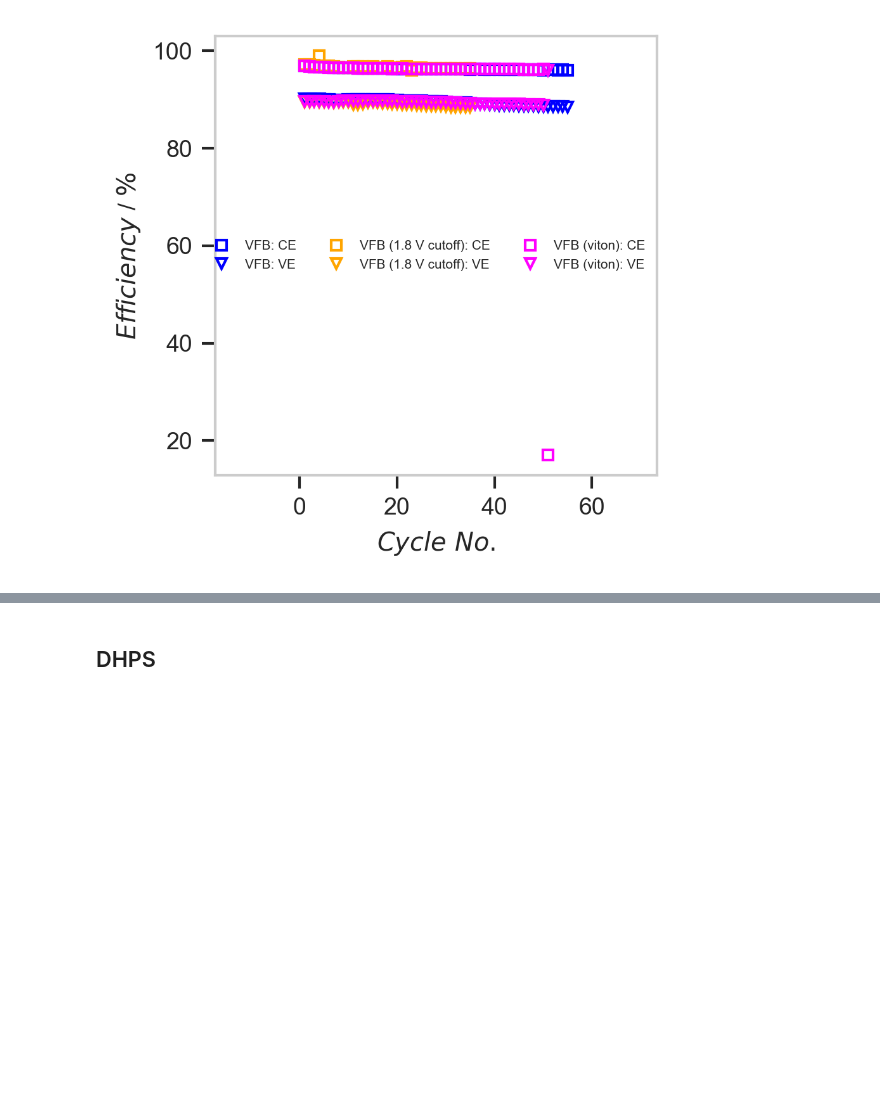
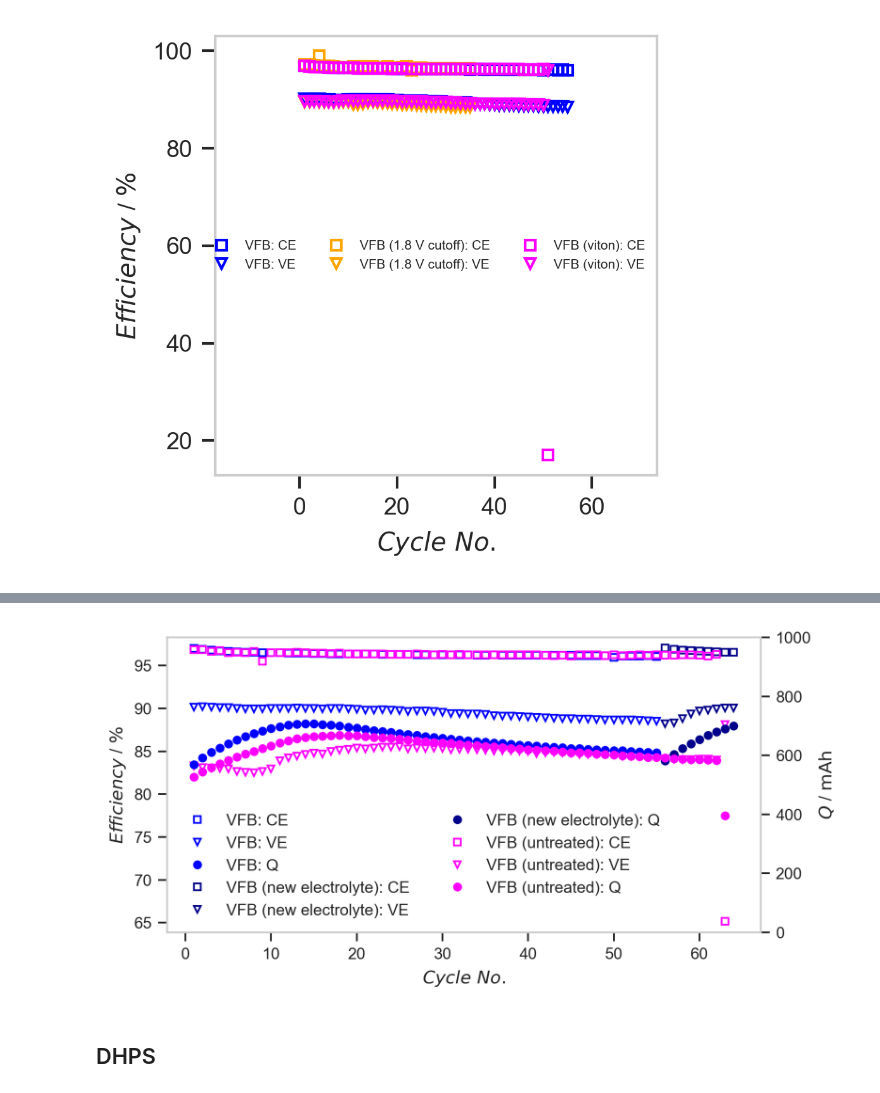
Before and after one commit to ESaundersNano/redoxED, a Jupyter notebook: notebooks/00Z_degradation.ipynb, the cells around one changed output, grey strips where cells are left out. Cells and saved outputs as stored; diff of their text form; code cells hidden in the pictures; blank space fills up the shorter version.

```diff
--- a/notebooks/00Z_degradation.ipynb
+++ b/notebooks/00Z_degradation.ipynb
@@ -237,3 +237,99 @@ display(EfficiencyPlot_object.fig)
  89.10269076 89.06933755 89.09937162 89.05612176 89.04966378 89.00906199
  88.96469782 88.90450918 96.00185441]
 [figure]
+# %%
+
+cycling_array = []
+color_list = []
+
+j_plot = False
+Q_plot = True
+
+EfficiencyPlot_object = EfficiencyPlot(figsize=(6, 3), dpi=300)
+
+
+fpath=r"C:\Users\es758\OneDrive - University of Cambridge\PhD\Results\Electrochemistry\Full Cell 3\2025.08.29 FB2_VFB\1_VFB_22rpm_06_GCPL_C04.mpr"
+label="VFB"
+loader = LoaderFactory.get_loader(fpath)
+ECData_object = loader.load_data(fpath=fpath)
+#print(ECData_object.df['half cycle'].unique())
+CyclingData_object = ECData_object.to_CyclingData()
+CyclingData_object.label = label
+CyclingData_object.set_area(0.0005)  # m2
+cycling_array.append(CyclingData_object)
+color_list.append('blue')
+
+fpath=r"C:\Users\es758\OneDrive - University of Cambridge\PhD\Results\Electrochemistry\Full Cell 3\2025.08.29 FB2_VFB\2_VFB_22rpm_elecrepl_06_GCPL_C04.mpr"
+label="VFB (new electrolyte)"
+loader = LoaderFactory.get_loader(fpath)
+ECData_object = loader.load_data(fpath=fpath)
+#print(ECData_object.df['half cycle'].unique())
+# remove incomplete cycle and continue cycle count from previous
+ECData_object.df = ECData_object.filter_by_col("half cycle", lambda value: value < 18)
+ECData_object.df['half cycle']+=110
+CyclingData_object = ECData_object.to_CyclingData()
+CyclingData_object.label = label
+CyclingData_object.set_area(0.0005)  # m2
+cycling_array.append(CyclingData_object)
+color_list.append('darkblue')
+
+# fpath = r"C:\Users\es758\OneDrive - University of Cambridge\PhD\Results\Electrochemistry\Full Cell 3\2025.08.20 FB2_VFB_NR117_1186HCB400C24h\1_FB2_10mlV_22rpm_1p8V_06_GCPL_C04.mpr"
+# label="VFB (1.8 V cutoff)"
+# loader = LoaderFactory.get_loader(fpath)
+# ECData_object = loader.load_data(fpath=fpath)
+# # print(ECData_object.df['half cycle'].unique())
+# # remove incomplete cycle
+# ECData_object.df = ECData_object.filter_by_col("half cycle", lambda value: value != 70)
+# CyclingData_object = ECData_object.to_CyclingData()
+# CyclingData_object.label = label
+# CyclingData_object.set_area(0.0005)  # m2
+# cycling_array.append(CyclingData_object)
+# color_list.append('orange')
+
+# fpath = r"C:\Users\es758\OneDrive - University of Cambridge\PhD\Results\Electrochemistry\Full Cell 3\2025.08.20 FB2_VFB_NR117_1186HCB400C24h\3_FB2_10mlV_22rpm_1p8V10min_06_GCPL_C04.mpr"
+# label="VFB (1.8 V cutoff new electrolyte)"
+# loader = LoaderFactory.get_loader(fpath)
+# ECData_object = loader.load_data(fpath=fpath)
+# print(ECData_object.df['half cycle'].unique())
+# # remove incomplete cycle
+# ECData_object.df = ECData_object.filter_by_col("half cycle", lambda value: value != 18)
+# # Continue cycle count from previous
+# ECData_object.df['half cycle']+=70
+# CyclingData_object = ECData_object.to_CyclingData()
+# CyclingData_object.label = label
+# CyclingData_object.set_area(0.0005)  # m2
+# cycling_array.append(CyclingData_object)
+# color_list.append('darkorange')
+
+fpath=r"C:\Users\es758\Downloads\2025.10.16 FB2_VFB_untreated1186HCB\1_20ml_V_NR117_22rpm_06_GCPL_C04.mpr"
+label="VFB (untreated)"
+loader = LoaderFactory.get_loader(fpath)
+ECData_object = loader.load_data(fpath=fpath)
+#print(ECData_object.df['half cycle'].unique())
+# remove incomplete cycle
+#ECData_object.df = ECData_object.filter_by_col("half cycle", lambda value: value < 66)
+CyclingData_object = ECData_object.to_CyclingData()
+CyclingData_object.label = label
+CyclingData_object.set_area(0.0005)  # m2
+cycling_array.append(CyclingData_object)
+color_list.append('magenta')
+
+for i, CyclingData_object in enumerate(cycling_array):
+    EfficiencyPlot_object.add_plot(CyclingData_object, linestyle="", markersize=4, markerfacecolor='none', markeredgecolor=color_list[i], color=color_list[i], plot_CE=True, plot_VE=True, plot_EE=False)
+    print(CyclingData_object.cycle_data['VE'].to_numpy())
+    if j_plot == True:
+        EfficiencyPlot_object.add_j(x = CyclingData_object.cycle_data['cycle_number'], j = (1e3*CyclingData_object.cycle_data['I_cell_avg_charge'])/(1e4*CyclingData_object.area), linestyle="-", marker="", color='red', label="j")
+    if Q_plot == True:
+        EfficiencyPlot_object.add_Q_discharge(x = CyclingData_object.cycle_data['cycle_number'], Q_discharge = (CyclingData_object.cycle_data['Q_discharge']/3.6), linestyle="", marker="o", markersize = 4, color=color_list[i], label=CyclingData_object.label + ": Q")
+if j_plot == True:
+    EfficiencyPlot_object.ax2.set_ylim(0, 100)
+
+if Q_plot == True:
+    EfficiencyPlot_object.ax2.set_ylim(0, 1000)
+
+EfficiencyPlot_object.ax.legend(ncols=2)
+#EfficiencyPlot_object.ax.set_ylim([80, 100])
+#EfficiencyPlot_object.ax.set_xlim([0, None])
+
+display(EfficiencyPlot_object.fig)
+# %% [output]
@@ -240,3 +353,4 @@ display(EfficiencyPlot_object.fig)
+[figure, added]
 # %% [markdown]
 ## DHPS
 # %% [markdown]
```
Also changed, not shown: parts of 1 cell of this notebook, 7 other files.
